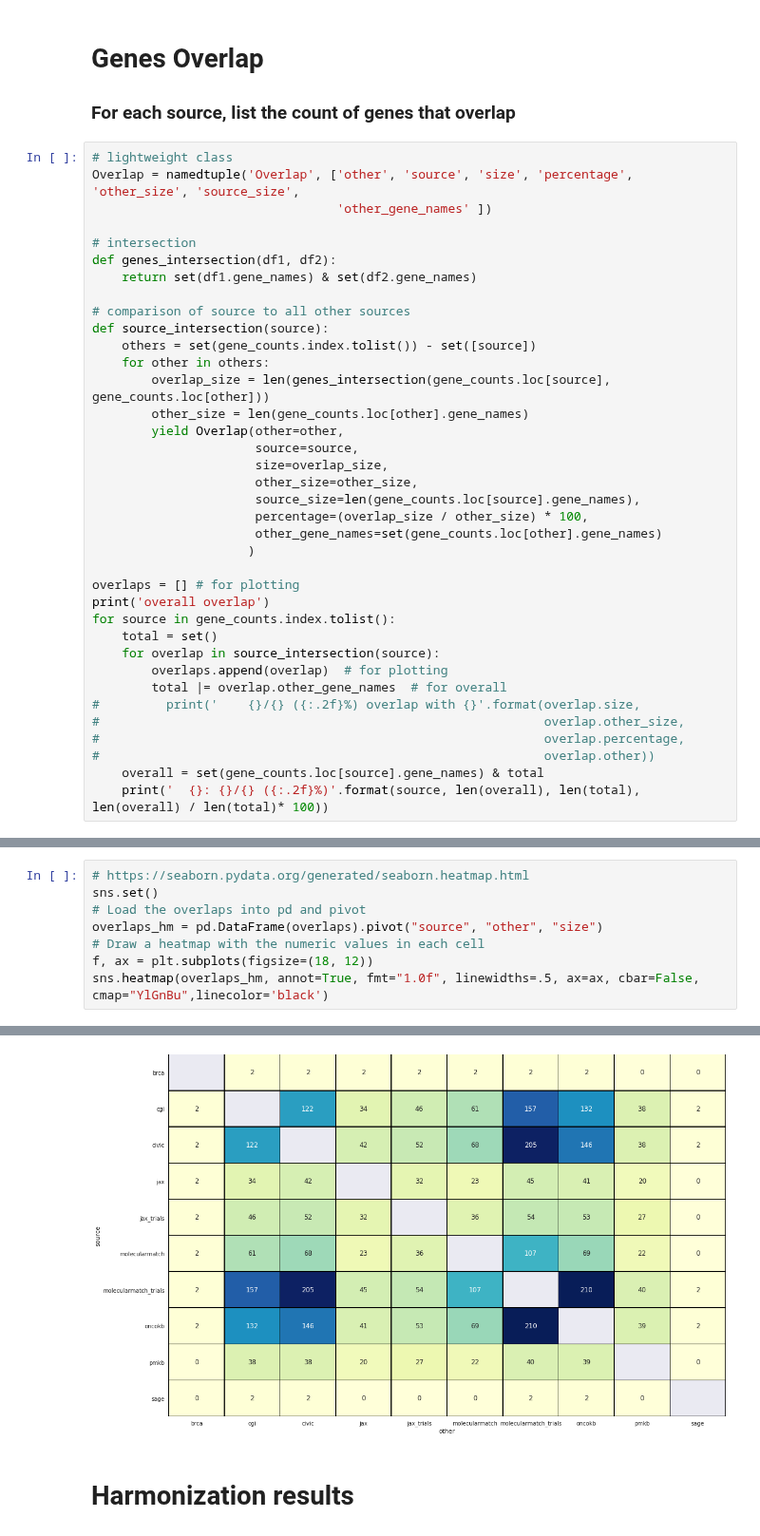
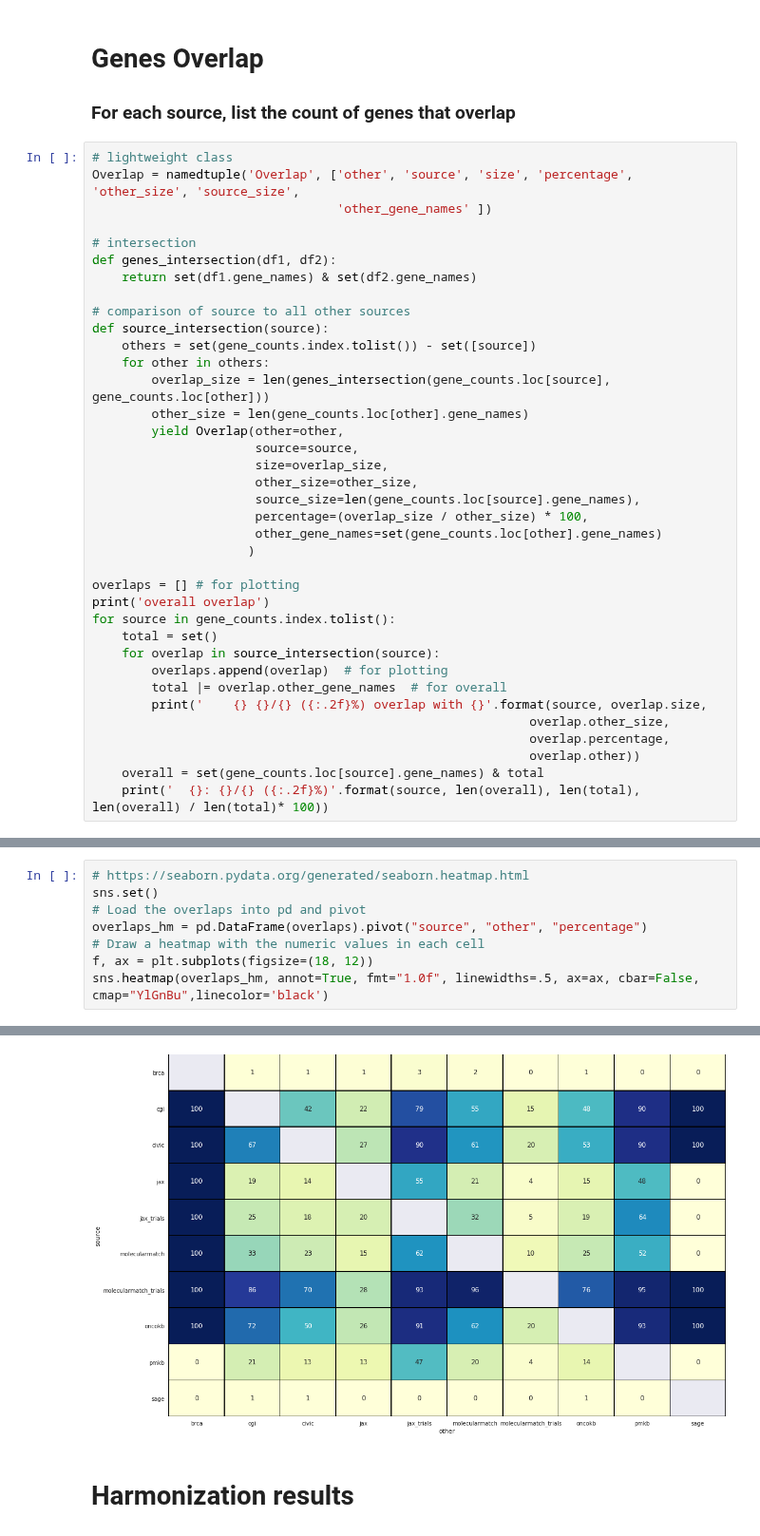
Before and after one commit to ohsu-comp-bio/g2p-aggregator, a Jupyter notebook: notebooks/harmonization_analysis.ipynb, the cells around one changed output, grey strips where cells are left out. Shown at 95% size. Drawn from its saved outputs; the diff is of its cells as text.

Commit message:
feature overlap

```diff
--- a/notebooks/harmonization_analysis.ipynb
+++ b/notebooks/harmonization_analysis.ipynb
@@ -100,10 +102,10 @@ for source in gene_counts.index.tolist():
     for overlap in source_intersection(source):
         overlaps.append(overlap)  # for plotting
         total |= overlap.other_gene_names  # for overall
-#         print('    {}/{} ({:.2f}%) overlap with {}'.format(overlap.size,
-#                                                            overlap.other_size,
-#                                                            overlap.percentage,
-#                                                            overlap.other))
+        print('    {} {}/{} ({:.2f}%) overlap with {}'.format(source, overlap.size,
+                                                           overlap.other_size,
+                                                           overlap.percentage,
+                                                           overlap.other))
     overall = set(gene_counts.loc[source].gene_names) & total
     print('  {}: {}/{} ({:.2f}%)'.format(source, len(overall), len(total), len(overall) / len(total)* 100))
 # %% [output]
@@ -121,14 +131,14 @@ overall overlap
 # %%
 # https://seaborn.pydata.org/generated/seaborn.heatmap.html
 sns.set()
 # Load the overlaps into pd and pivot
-overlaps_hm = pd.DataFrame(overlaps).pivot("source", "other", "size")
+overlaps_hm = pd.DataFrame(overlaps).pivot("source", "other", "percentage")
 # Draw a heatmap with the numeric values in each cell
 f, ax = plt.subplots(figsize=(18, 12))
 sns.heatmap(overlaps_hm, annot=True, fmt="1.0f", linewidths=.5, ax=ax, cbar=False, cmap="YlGnBu",linecolor='black')
 # %% [output]
 <matplotlib.axes._subplots.AxesSubplot at 0x...>
-[figure, old version]
+[figure, new version]
 # %% [markdown]
 # Harmonization results
 # %%
```
Also changed, not shown: parts of 63 cells of this notebook.
